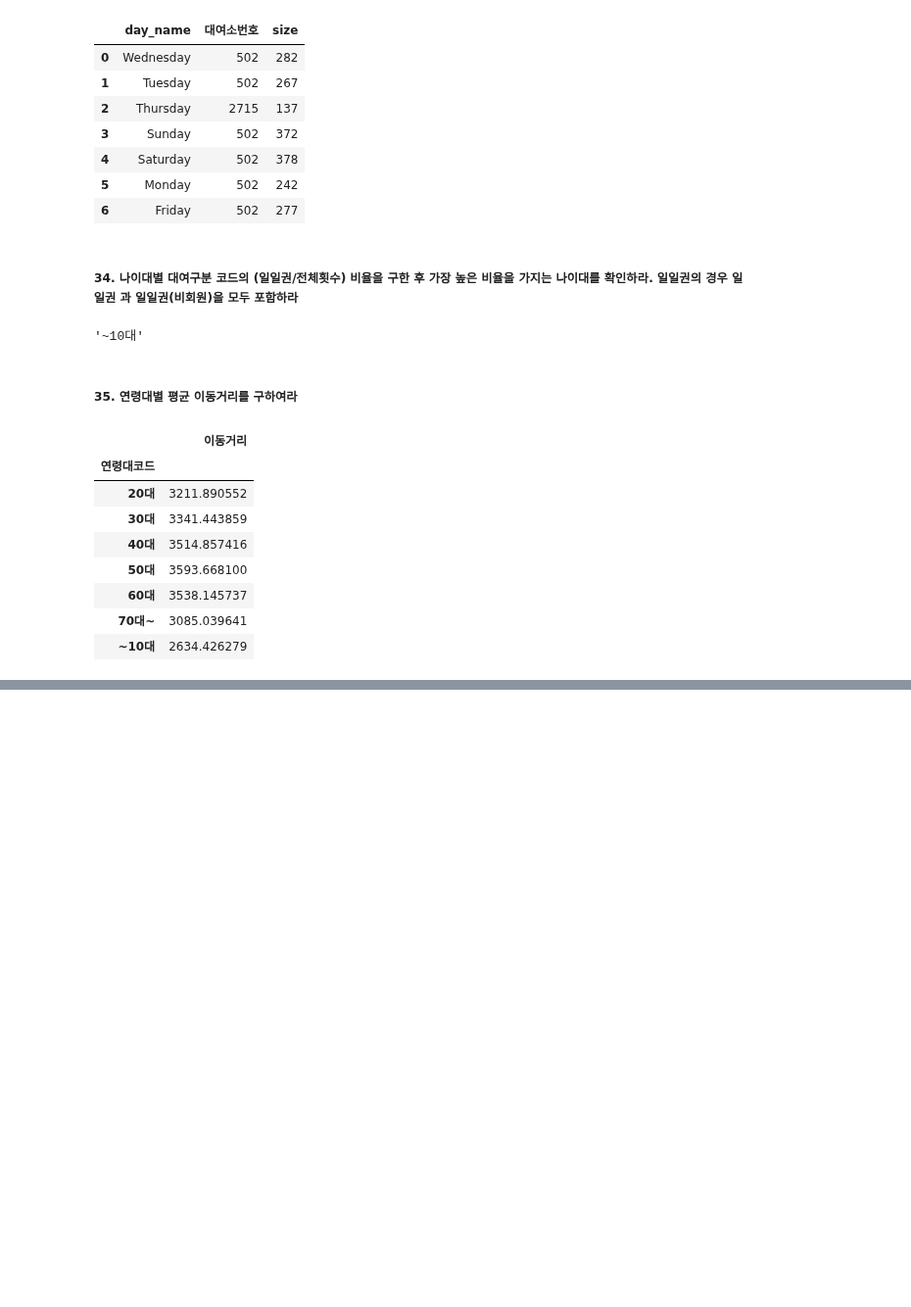
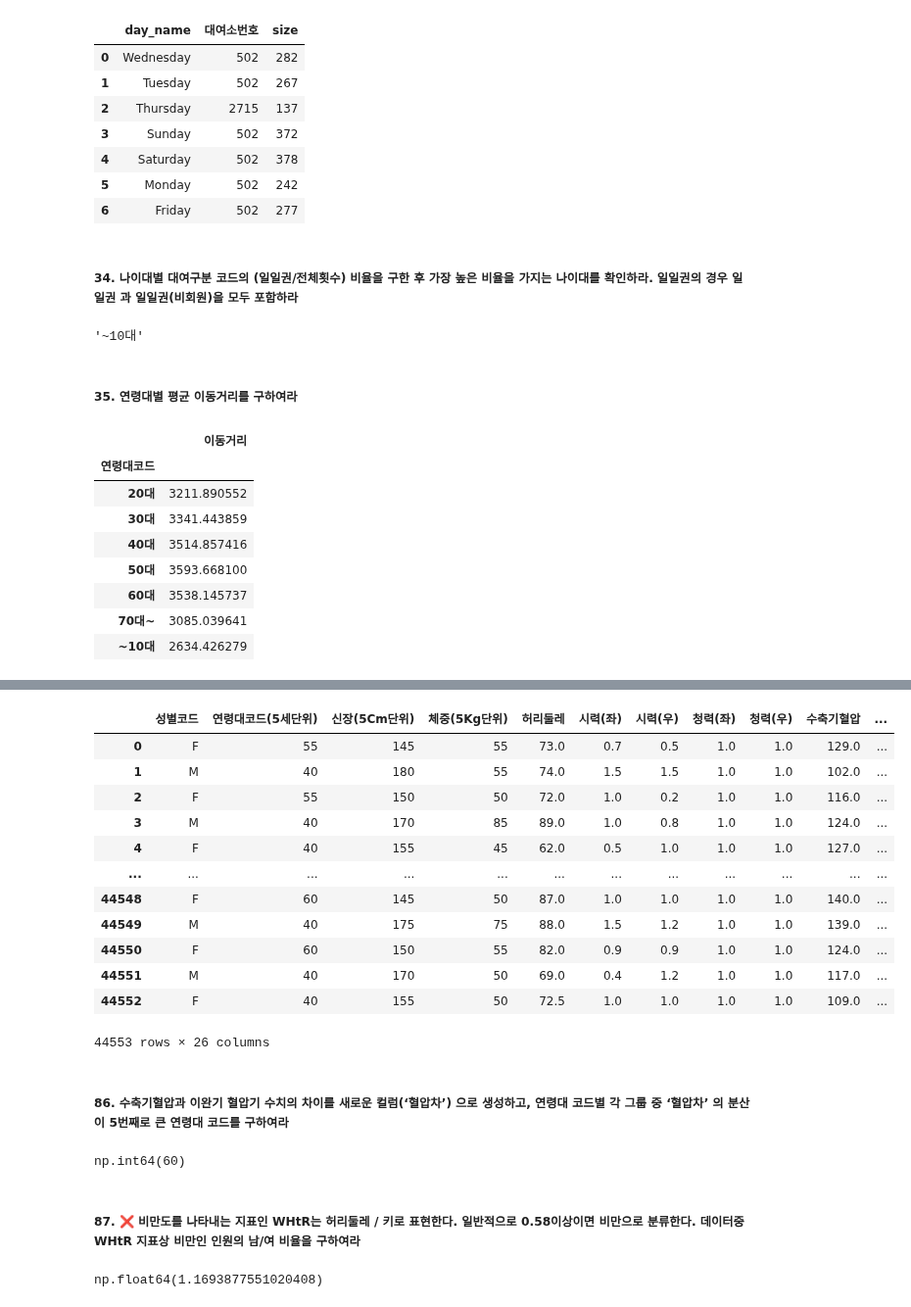
Before and after one commit to cms6090/Big-Data-Analysis, a Jupyter notebook: type1.ipynb, the cells around one changed output, grey strips where cells are left out. Shown at 98% size. Drawn from its saved outputs; the diff is of its cells as text; code cells hidden in the pictures; blank space fills up the shorter version.

```diff
--- a/type1.ipynb
+++ b/type1.ipynb
@@ -592,0 +1192,32 @@ df[['연령대코드','이동거리']].groupby(['연령대코드']).mean()
+# %%
+df = pd.read_csv("https://raw.githubusercontent.com/Datamanim/datarepo/main/smoke/train.csv")
+df
+# %% [output]
+|  | 성별코드 | 연령대코드(5세단위) | 신장(5Cm단위) | 체중(5Kg단위) | 허리둘레 | 시력(좌) | 시력(우) | 청력(좌) | 청력(우) | 수축기혈압 | ... |
+| 0 | F | 55 | 145 | 55 | 73.0 | 0.7 | 0.5 | 1.0 | 1.0 | 129.0 | ... |
+| 1 | M | 40 | 180 | 55 | 74.0 | 1.5 | 1.5 | 1.0 | 1.0 | 102.0 | ... |
+| 2 | F | 55 | 150 | 50 | 72.0 | 1.0 | 0.2 | 1.0 | 1.0 | 116.0 | ... |
+| 3 | M | 40 | 170 | 85 | 89.0 | 1.0 | 0.8 | 1.0 | 1.0 | 124.0 | ... |
+| 4 | F | 40 | 155 | 45 | 62.0 | 0.5 | 1.0 | 1.0 | 1.0 | 127.0 | ... |
+| ... | ... | ... | ... | ... | ... | ... | ... | ... | ... | ... | ... |
+| 44548 | F | 60 | 145 | 50 | 87.0 | 1.0 | 1.0 | 1.0 | 1.0 | 140.0 | ... |
+| 44549 | M | 40 | 175 | 75 | 88.0 | 1.5 | 1.2 | 1.0 | 1.0 | 139.0 | ... |
+| 44550 | F | 60 | 150 | 55 | 82.0 | 0.9 | 0.9 | 1.0 | 1.0 | 124.0 | ... |
+| 44551 | M | 40 | 170 | 50 | 69.0 | 0.4 | 1.2 | 1.0 | 1.0 | 117.0 | ... |
+| 44552 | F | 40 | 155 | 50 | 72.5 | 1.0 | 1.0 | 1.0 | 1.0 | 109.0 | ... |
+44553 rows × 26 columns
+# %% [markdown]
+##### 86. 수축기혈압과 이완기 혈압기 수치의 차이를 새로운 컬럼(‘혈압차’) 으로 생성하고, 연령대 코드별 각 그룹 중 ‘혈압차’ 의 분산이 5번째로 큰 연령대 코드를 구하여라
+# %%
+df["혈압차"] = df["수축기혈압"] - df["이완기혈압"]
+df.groupby("연령대코드(5세단위)")["혈압차"].var().sort_values(ascending = False).index[4]
+# %% [output]
+np.int64(60)
+# %% [markdown]
+##### 87. ❌ 비만도를 나타내는 지표인 WHtR는 허리둘레 / 키로 표현한다. 일반적으로 0.58이상이면 비만으로 분류한다. 데이터중 WHtR 지표상 비만인 인원의 남/여 비율을 구하여라
+# %%
+df["WHtR"] = df["허리둘레"] / df["신장(5Cm단위)"]
+res = df[df["WHtR"] >= 0.58]["성별코드"].value_counts()
+res["M"] / res["F"]
+# %% [output]
+np.float64(1.1693877551020408)
```
Also changed, not shown: parts of 196 cells of this notebook, 1 other file.
